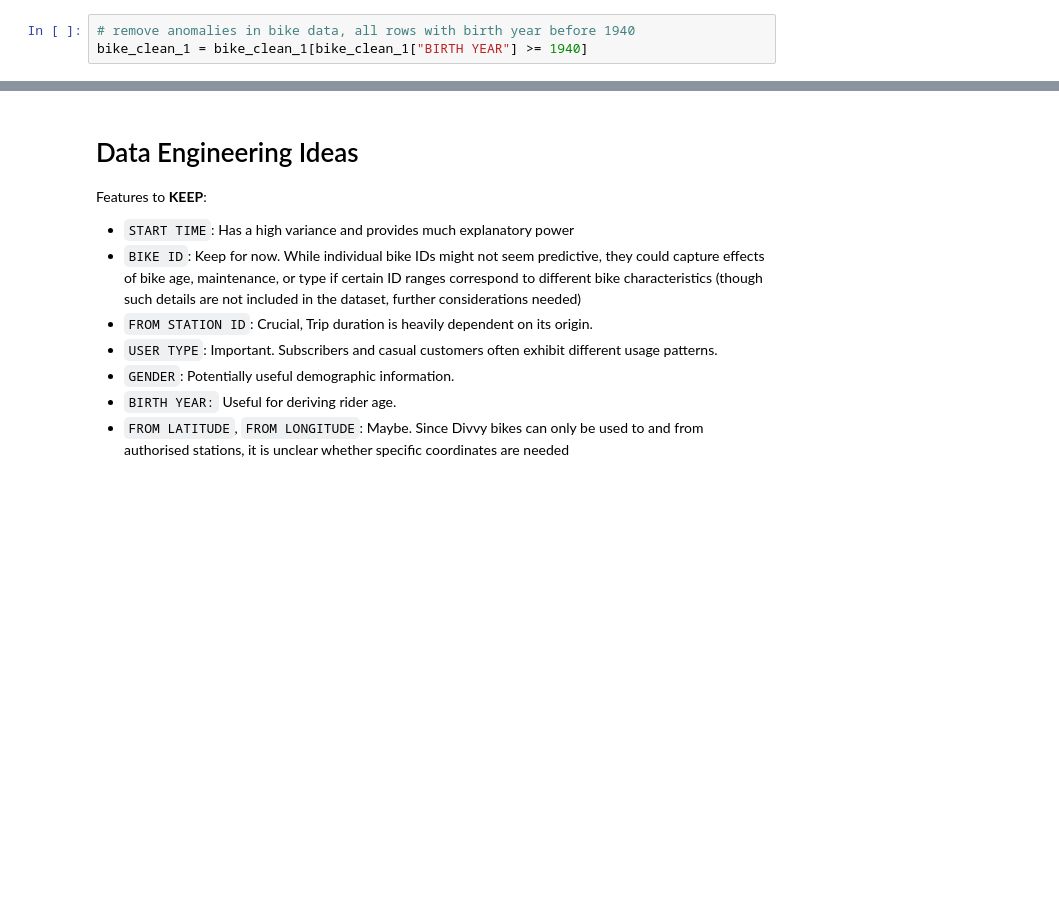
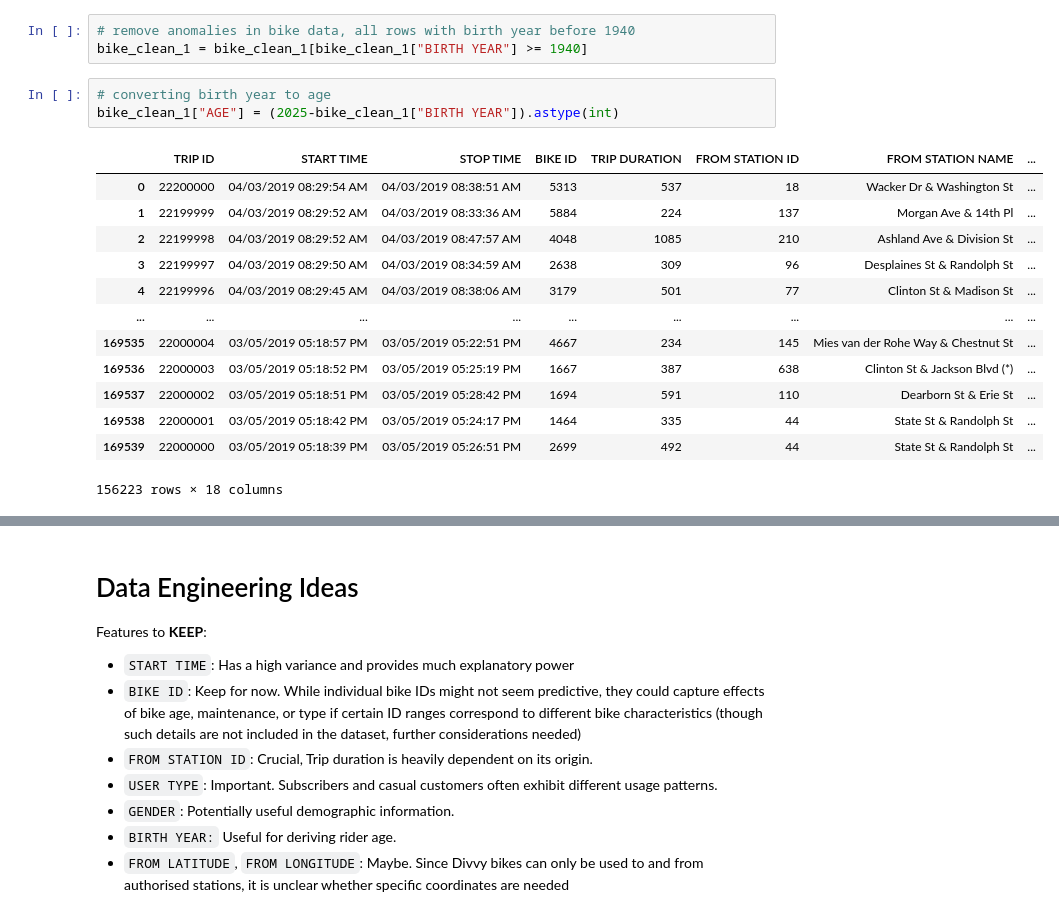
Before and after one commit to kbui-03/ChicagoBikeProject, a Jupyter notebook: Milestone_1.ipynb, the cells around one changed output, grey strips where cells are left out. Drawn from its saved outputs; the diff is of its cells as text; blank space fills up the shorter version.

```diff
--- a/Milestone_1.ipynb
+++ b/Milestone_1.ipynb
@@ -80,4 +118,21 @@ As one can observe, there are a few outliers in the year 1900 and 1920. It is hi
 # %%
 # remove anomalies in bike data, all rows with birth year before 1940
 bike_clean_1 = bike_clean_1[bike_clean_1["BIRTH YEAR"] >= 1940]
+# %%
+# converting birth year to age
+bike_clean_1["AGE"] = (2025-bike_clean_1["BIRTH YEAR"]).astype(int)
+# %% [output]
+|  | TRIP ID | START TIME | STOP TIME | BIKE ID | TRIP DURATION | FROM STATION ID | FROM STATION NAME | ... |
+| 0 | 22200000 | 04/03/2019 08:29:54 AM | 04/03/2019 08:38:51 AM | 5313 | 537 | 18 | Wacker Dr & Washington St | ... |
+| 1 | 22199999 | 04/03/2019 08:29:52 AM | 04/03/2019 08:33:36 AM | 5884 | 224 | 137 | Morgan Ave & 14th Pl | ... |
+| 2 | 22199998 | 04/03/2019 08:29:52 AM | 04/03/2019 08:47:57 AM | 4048 | 1085 | 210 | Ashland Ave & Division St | ... |
+| 3 | 22199997 | 04/03/2019 08:29:50 AM | 04/03/2019 08:34:59 AM | 2638 | 309 | 96 | Desplaines St & Randolph St | ... |
+| 4 | 22199996 | 04/03/2019 08:29:45 AM | 04/03/2019 08:38:06 AM | 3179 | 501 | 77 | Clinton St & Madison St | ... |
+| ... | ... | ... | ... | ... | ... | ... | ... | ... |
+| 169535 | 22000004 | 03/05/2019 05:18:57 PM | 03/05/2019 05:22:51 PM | 4667 | 234 | 145 | Mies van der Rohe Way & Chestnut St | ... |
+| 169536 | 22000003 | 03/05/2019 05:18:52 PM | 03/05/2019 05:25:19 PM | 1667 | 387 | 638 | Clinton St & Jackson Blvd (*) | ... |
+| 169537 | 22000002 | 03/05/2019 05:18:51 PM | 03/05/2019 05:28:42 PM | 1694 | 591 | 110 | Dearborn St & Erie St | ... |
+| 169538 | 22000001 | 03/05/2019 05:18:42 PM | 03/05/2019 05:24:17 PM | 1464 | 335 | 44 | State St & Randolph St | ... |
+| 169539 | 22000000 | 03/05/2019 05:18:39 PM | 03/05/2019 05:26:51 PM | 2699 | 492 | 44 | State St & Randolph St | ... |
+156223 rows × 18 columns
 # %%
```
Also changed, not shown: parts of 5 cells of this notebook.
